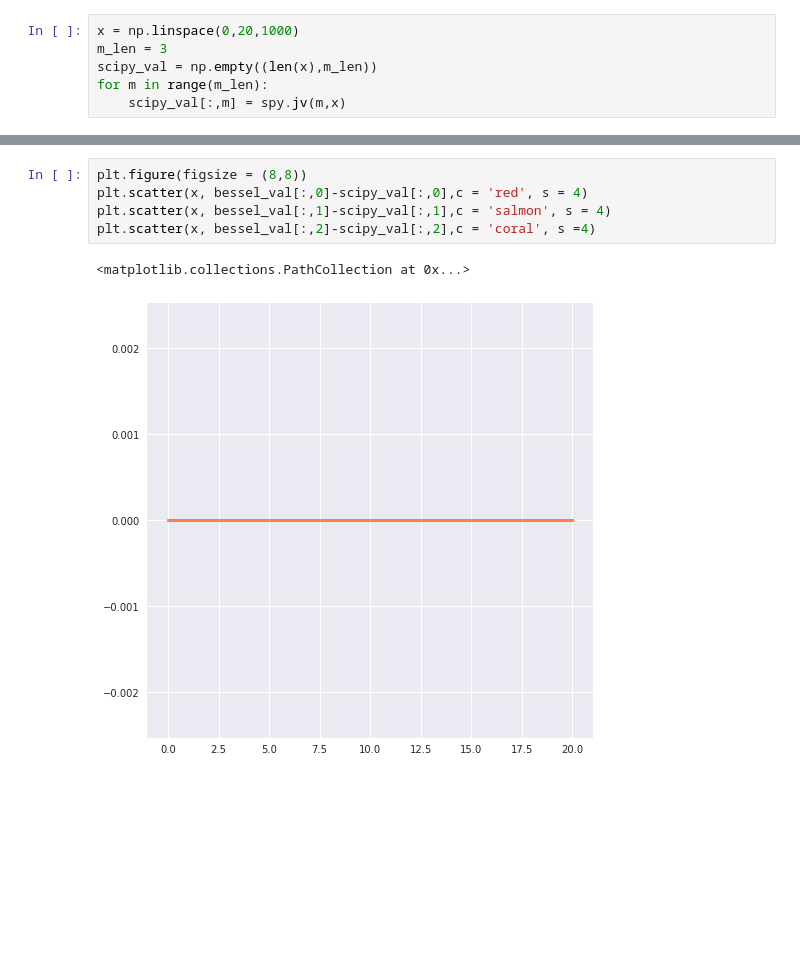
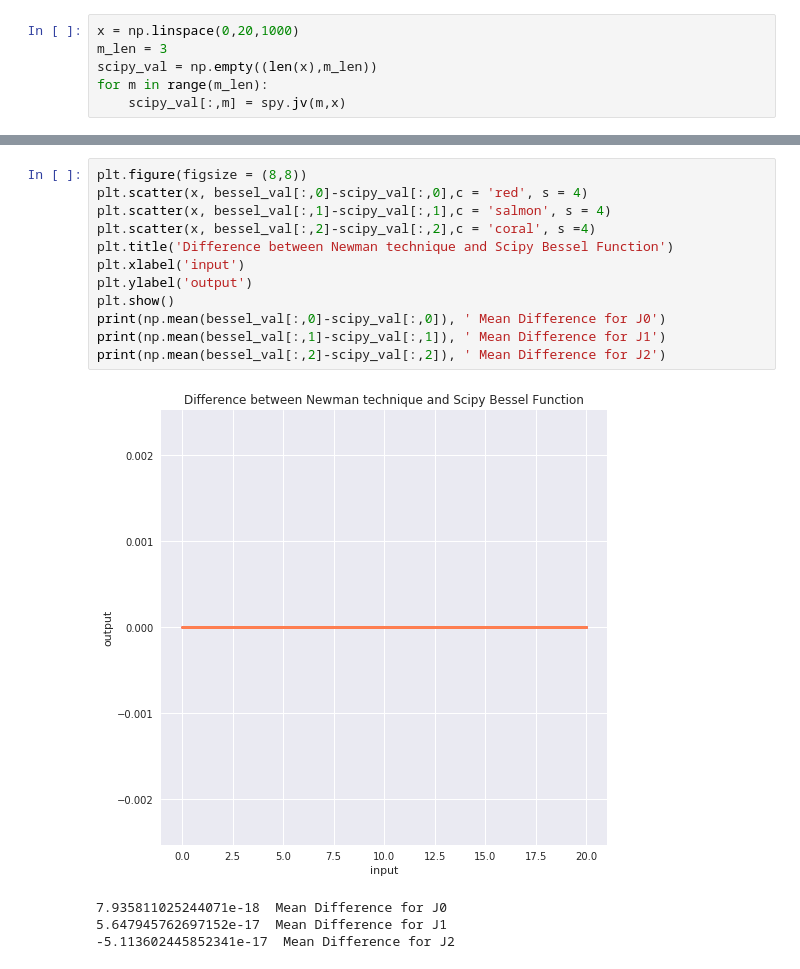
Before and after one commit to andrewkhardy/PHY-407, a Jupyter notebook: Lab02_Q2.ipynb, the cells around one changed output, grey strips where cells are left out. Drawn from its saved outputs; the diff is of its cells as text; blank space fills up the shorter version.

```diff
--- a/Lab02_Q2.ipynb
+++ b/Lab02_Q2.ipynb
@@ -275,10 +285,19 @@ plt.show()
 # %%
 plt.figure(figsize = (8,8))
 plt.scatter(x, bessel_val[:,0]-scipy_val[:,0],c = 'red', s = 4)
 plt.scatter(x, bessel_val[:,1]-scipy_val[:,1],c = 'salmon', s = 4)
 plt.scatter(x, bessel_val[:,2]-scipy_val[:,2],c = 'coral', s =4)
+plt.title('Difference between Newman technique and Scipy Bessel Function')
+plt.xlabel('input')
+plt.ylabel('output')
+plt.show()
+print(np.mean(bessel_val[:,0]-scipy_val[:,0]), ' Mean Difference for J0')
+print(np.mean(bessel_val[:,1]-scipy_val[:,1]), ' Mean Difference for J1')
+print(np.mean(bessel_val[:,2]-scipy_val[:,2]), ' Mean Difference for J2')
 # %% [output]
+[figure, new version]
-<matplotlib.collections.PathCollection at 0x...>
+7.935811025244071e-18  Mean Difference for J0
+5.647945762697152e-17  Mean Difference for J1
+-5.113602445852341e-17  Mean Difference for J2
-[figure, old version]
 # %% [markdown]
 # Answers
```
Also changed, not shown: parts of 7 cells of this notebook, 1 other file.
